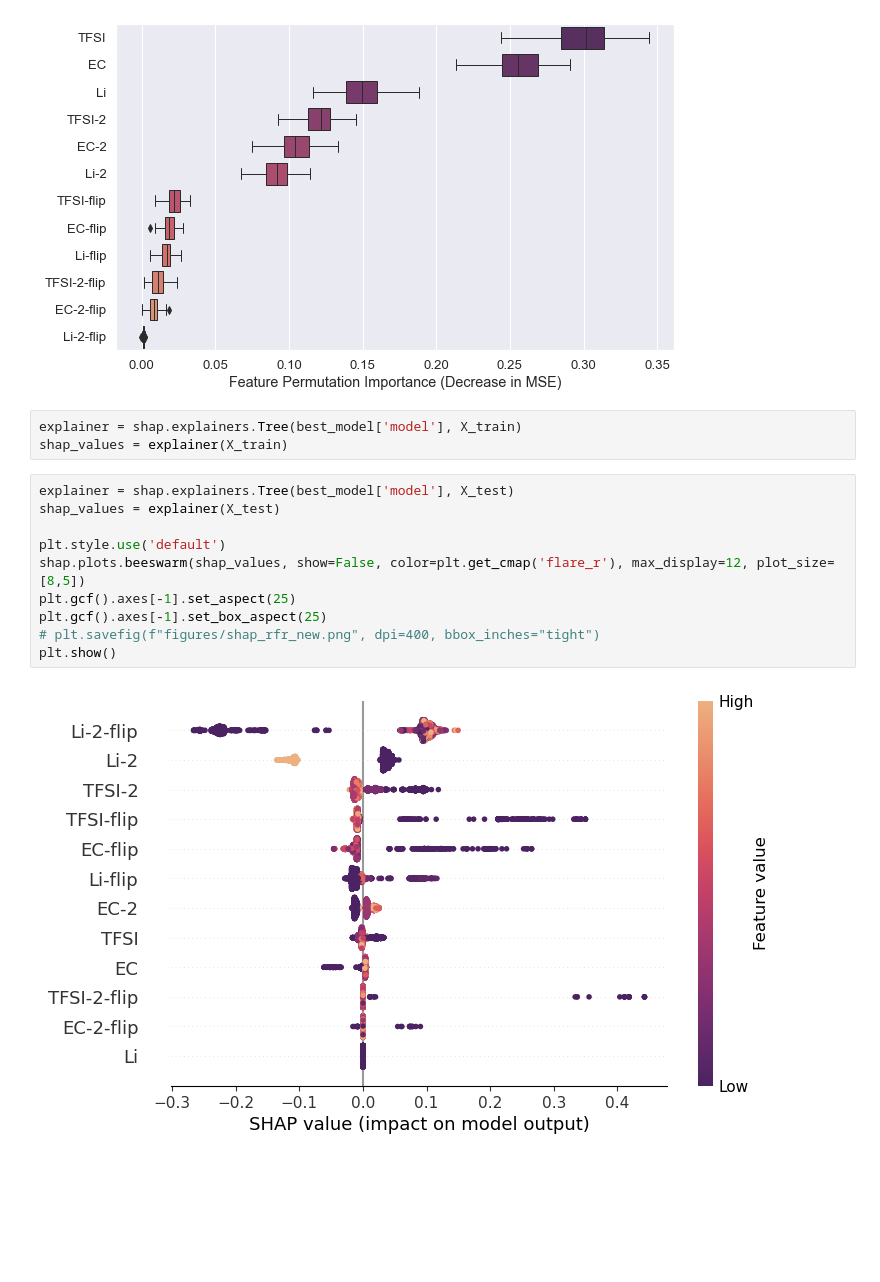
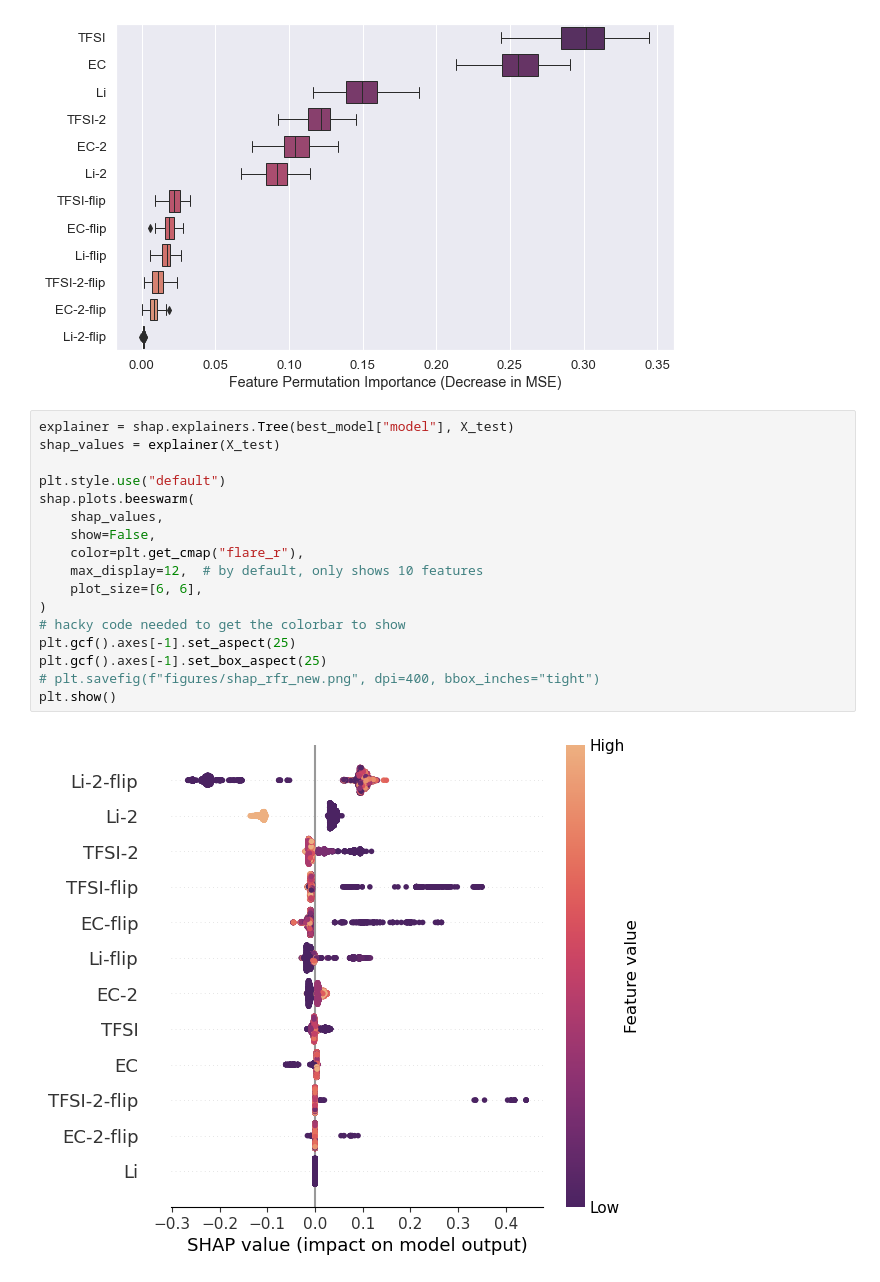
Before and after one commit to faris-k/ML-MD-SPE, a Jupyter notebook: feature_importances.ipynb, the cells around one changed output. Cells and saved outputs as stored; diff of their text form; blank space fills up the shorter version.

```diff
--- a/feature_importances.ipynb
+++ b/feature_importances.ipynb
@@ -118,18 +117,22 @@ plot_impurity_feature_importance(best_model)
 plot_permutation_importance(best_model, X_test, y_test)
 # %% [output]
 [figure]
-# %%
-explainer = shap.explainers.Tree(best_model['model'], X_train)
-shap_values = explainer(X_train)
 # %%
-explainer = shap.explainers.Tree(best_model['model'], X_test)
+explainer = shap.explainers.Tree(best_model["model"], X_test)
 shap_values = explainer(X_test)
 
-plt.style.use('default')
-shap.plots.beeswarm(shap_values, show=False, color=plt.get_cmap('flare_r'), max_display=12, plot_size=[8,5])
+plt.style.use("default")
+shap.plots.beeswarm(
+    shap_values,
+    show=False,
+    color=plt.get_cmap("flare_r"),
+    max_display=12,  # by default, only shows 10 features
+    plot_size=[6, 6],
+)
+# hacky code needed to get the colorbar to show
 plt.gcf().axes[-1].set_aspect(25)
 plt.gcf().axes[-1].set_box_aspect(25)
 # plt.savefig(f"figures/shap_rfr_new.png", dpi=400, bbox_inches="tight")
 plt.show()
 # %% [output]
-[figure, old version]
+[figure, new version]
```
Also changed, not shown: parts of 5 cells of this notebook, 1 other file.
